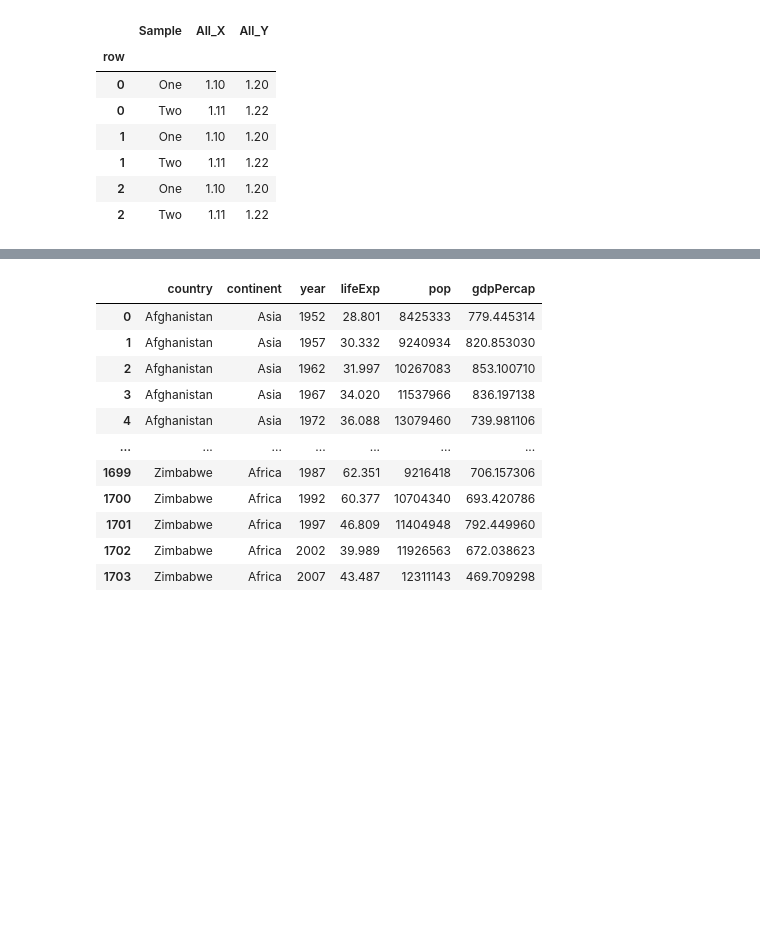
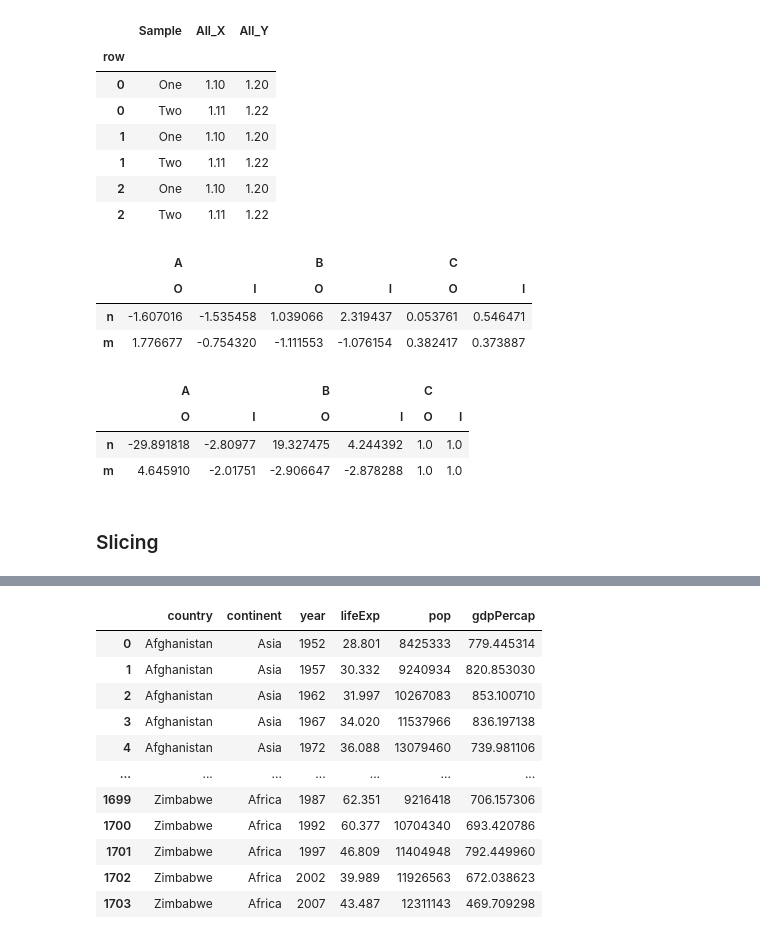
Before and after one commit to ChrisHSKim/python_for_everyone, a Jupyter notebook: notebooks/python with pandas.ipynb, the cells around one changed output, grey strips where cells are left out. Drawn from its saved outputs; the diff is of its cells as text; code cells hidden in the pictures; blank space fills up the shorter version.

Commit message:
slicing

```diff
--- a/notebooks/python with pandas.ipynb
+++ b/notebooks/python with pandas.ipynb
@@ -269,3 +269,14 @@ df
 | 1 | Two | 1.11 | 1.22 |
 | 2 | One | 1.10 | 1.20 |
 | 2 | Two | 1.11 | 1.22 |
+# %%
+cols = pd.MultiIndex.from_tuples([(x, y) for x in ['A', 'B', 'C'] for y in ['O', 'I']])
+# %%
+df = pd.DataFrame(np.random.randn(2, 6), index=['n', 'm'], columns=cols)
+# %%
+df
+# %% [output]
+|  | A |  | B |  | C |  |
+|  | O | I | O | I | O | I |
+| n | -1.607016 | -1.535458 | 1.039066 | 2.319437 | 0.053761 | 0.546471 |
+| m | 1.776677 | -0.754320 | -1.111553 | -1.076154 | 0.382417 | 0.373887 |
@@ -271,0 +285,9 @@ df
+# %%
+df
+# %% [output]
+|  | A |  | B |  | C |  |
+|  | O | I | O | I | O | I |
+| n | -29.891818 | -2.80977 | 19.327475 | 4.244392 | 1.0 | 1.0 |
+| m | 4.645910 | -2.01751 | -2.906647 | -2.878288 | 1.0 | 1.0 |
+# %% [markdown]
+### Slicing
```
Also changed, not shown: parts of 11 cells of this notebook.
